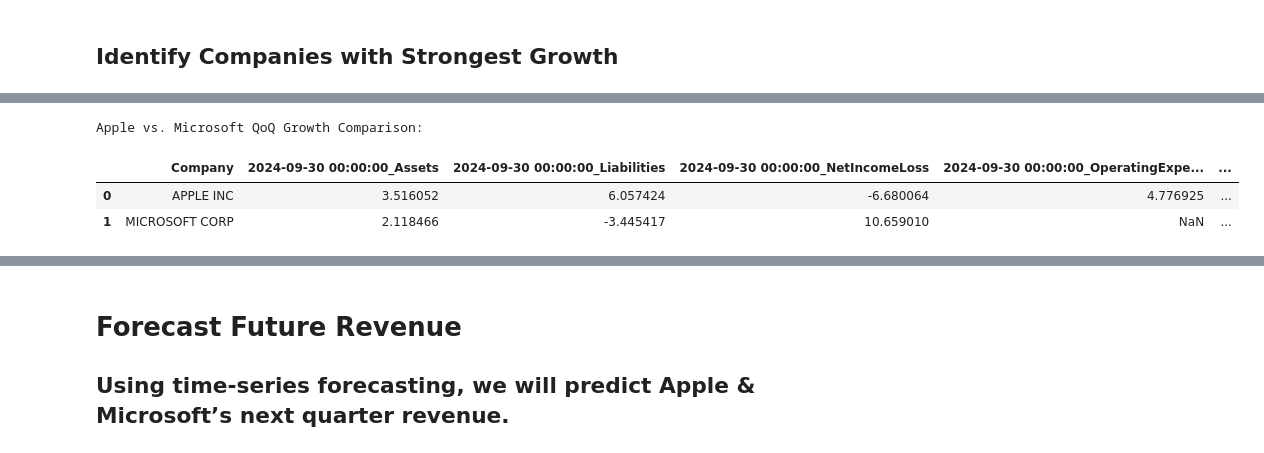
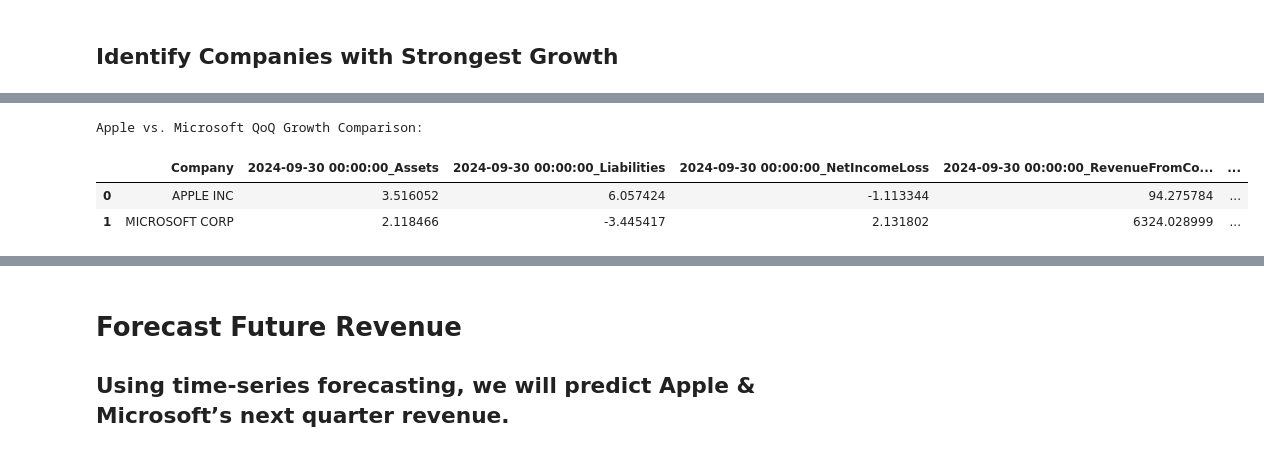
Before and after one commit to cibhibaskar/financial-trend-analysis, a Jupyter notebook: Financial_Analysis_&_Revenue_Forecasting.ipynb, the cells around one changed output, grey strips where cells are left out. Drawn from its saved outputs; the diff is of its cells as text; code cells hidden in the pictures.

```diff
--- a/Financial_Analysis_&_Revenue_Forecasting.ipynb
+++ b/Financial_Analysis_&_Revenue_Forecasting.ipynb
@@ -203,7 +203,7 @@ df_selected_financials.head()
 | 2439 | 0000950170-24-118967 | EquitySecuritiesFVNINoncurrent | us-gaap/2024 | 20240930 | 0 | USD | 0x4ac6c8ca6e0d67e75aab90ef6627f775 | 0 | 1.516200e+10 | NaN | 0 | ... |
 # %%
 # Define key financial metrics
-financial_tags = ["RevenueFromContractWithCustomerExcludingAssessedTax", "NetIncomeLoss", "Assets", "Liabilities", "OperatingExpenses"]
+financial_tags = ["RevenueFromContractWithCustomerExcludingAssessedTax", "NetIncomeLoss", "Assets", "Liabilities"]
 
 # Filter financial data for selected metrics
 df_financials_filtered = df_selected_financials[df_selected_financials['tag'].isin(financial_tags)]
@@ -326,19 +310,19 @@ df_qoq_cleaned
 # %%
 # Pivot after aggregation
-df_comparison = df_qoq_cleaned.pivot(index='Company', columns=['ddate', 'tag'], values='QoQ_Growth')
+df_comparison = df_qoq.pivot_table(index='Company', columns=['ddate', 'tag'], values='QoQ_Growth', aggfunc='mean')
 
 # Rename columns for clarity
 df_comparison.columns = [f"{col[0]}_{col[1]}" for col in df_comparison.columns]
 
 # Display results
 print("Apple vs. Microsoft QoQ Growth Comparison:")
 df_comparison = df_comparison.reset_index()
 df_comparison
 # %% [output]
 Apple vs. Microsoft QoQ Growth Comparison:
-|  | Company | 2024-09-30 00:00:00_Assets | 2024-09-30 00:00:00_Liabilities | 2024-09-30 00:00:00_NetIncomeLoss | 2024-09-30 00:00:00_OperatingExpe... | ... |
-| 0 | APPLE INC | 3.516052 | 6.057424 | -6.680064 | 4.776925 | ... |
-| 1 | MICROSOFT CORP | 2.118466 | -3.445417 | 10.659010 | NaN | ... |
+|  | Company | 2024-09-30 00:00:00_Assets | 2024-09-30 00:00:00_Liabilities | 2024-09-30 00:00:00_NetIncomeLoss | 2024-09-30 00:00:00_RevenueFromCo... | ... |
+| 0 | APPLE INC | 3.516052 | 6.057424 | -1.113344 | 94.275784 | ... |
+| 1 | MICROSOFT CORP | 2.118466 | -3.445417 | 2.131802 | 6324.028999 | ... |
 # %%
 # Set 'Company' as index for easier plotting
 df_plot = df_comparison.set_index("Company").T  # Transpose to make dates rows
```
Also changed, not shown: parts of 7 cells of this notebook.
